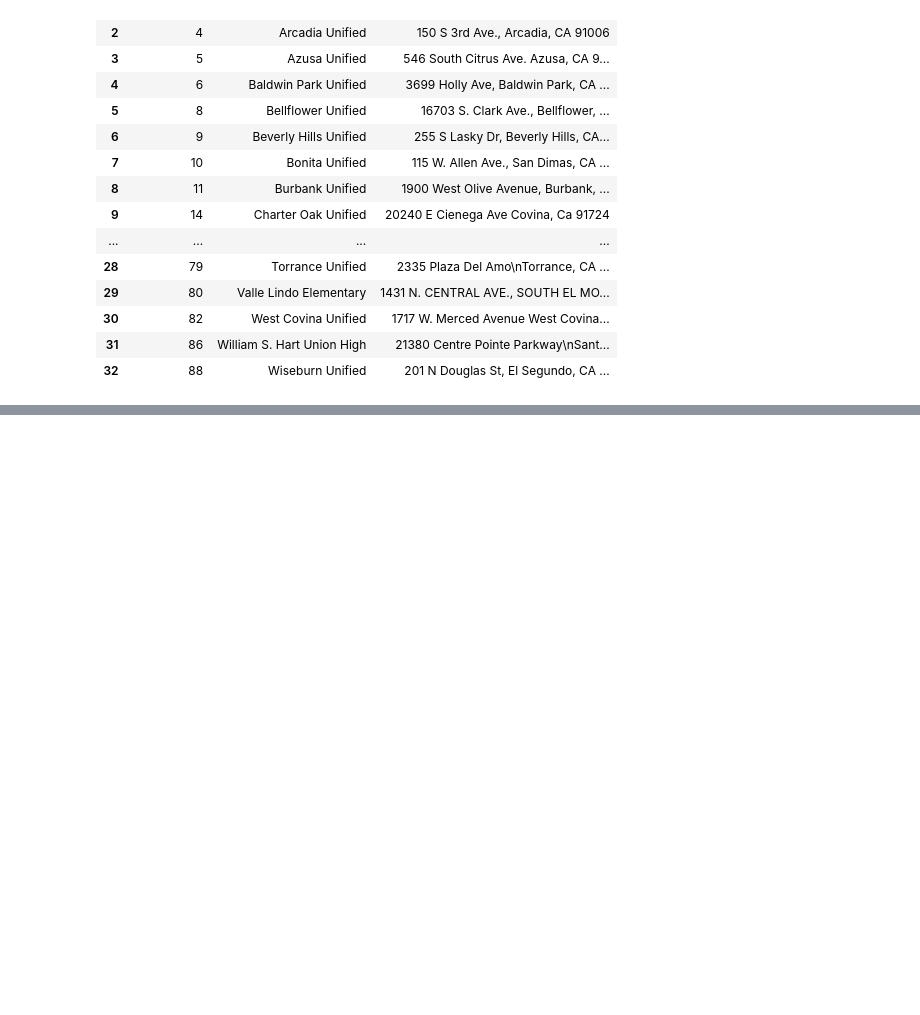
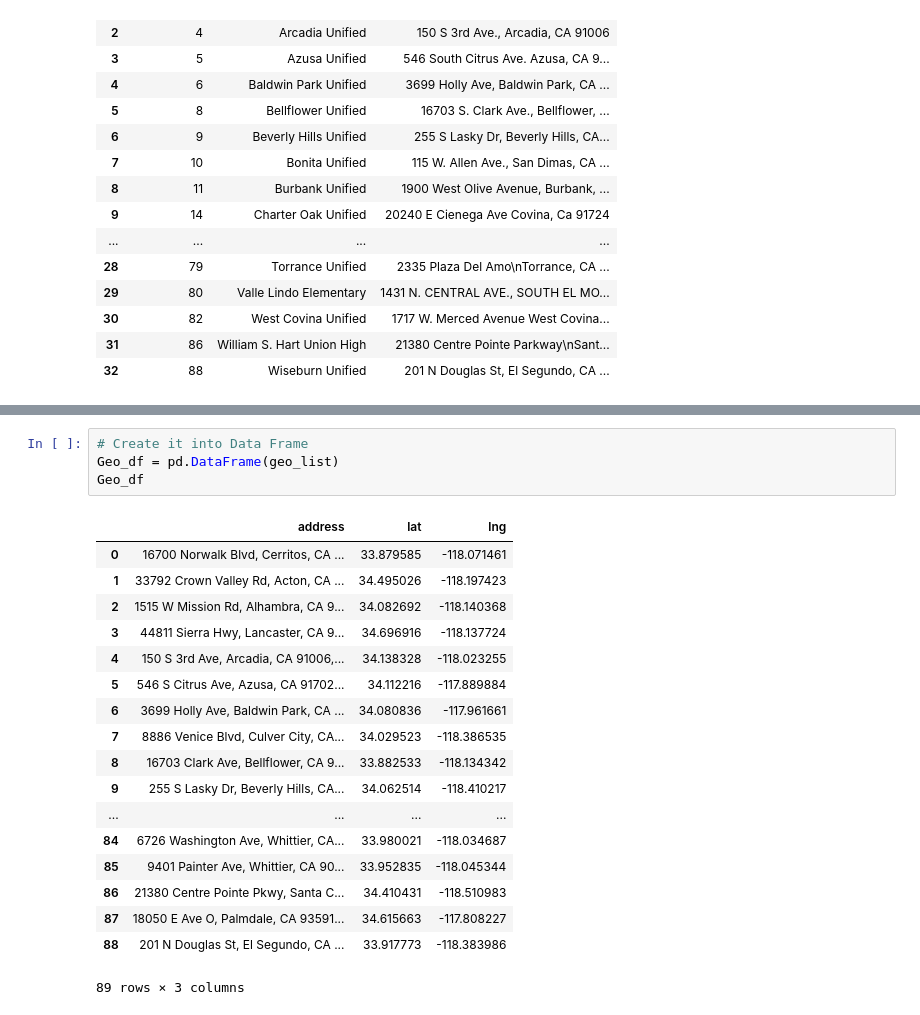
Before and after one commit to psahai10/API_Project, a Jupyter notebook: Education_Analysis/Schools.ipynb, the cells around one changed output, grey strips where cells are left out. Drawn from its saved outputs; the diff is of its cells as text; blank space fills up the shorter version.

```diff
--- a/Education_Analysis/Schools.ipynb
+++ b/Education_Analysis/Schools.ipynb
@@ -156,0 +264,23 @@ SchoolTot_df.head()
+# %%
+# Create it into Data Frame
+Geo_df = pd.DataFrame(geo_list)
+Geo_df
+# %% [output]
+|  | address | lat | lng |
+| 0 | 16700 Norwalk Blvd, Cerritos, CA ... | 33.879585 | -118.071461 |
+| 1 | 33792 Crown Valley Rd, Acton, CA ... | 34.495026 | -118.197423 |
+| 2 | 1515 W Mission Rd, Alhambra, CA 9... | 34.082692 | -118.140368 |
+| 3 | 44811 Sierra Hwy, Lancaster, CA 9... | 34.696916 | -118.137724 |
+| 4 | 150 S 3rd Ave, Arcadia, CA 91006,... | 34.138328 | -118.023255 |
+| 5 | 546 S Citrus Ave, Azusa, CA 91702... | 34.112216 | -117.889884 |
+| 6 | 3699 Holly Ave, Baldwin Park, CA ... | 34.080836 | -117.961661 |
+| 7 | 8886 Venice Blvd, Culver City, CA... | 34.029523 | -118.386535 |
+| 8 | 16703 Clark Ave, Bellflower, CA 9... | 33.882533 | -118.134342 |
+| 9 | 255 S Lasky Dr, Beverly Hills, CA... | 34.062514 | -118.410217 |
+| ... | ... | ... | ... |
+| 84 | 6726 Washington Ave, Whittier, CA... | 33.980021 | -118.034687 |
+| 85 | 9401 Painter Ave, Whittier, CA 90... | 33.952835 | -118.045344 |
+| 86 | 21380 Centre Pointe Pkwy, Santa C... | 34.410431 | -118.510983 |
+| 87 | 18050 E Ave O, Palmdale, CA 93591... | 34.615663 | -117.808227 |
+| 88 | 201 N Douglas St, El Segundo, CA ... | 33.917773 | -118.383986 |
+89 rows × 3 columns
```
Also changed, not shown: parts of 16 cells of this notebook.
